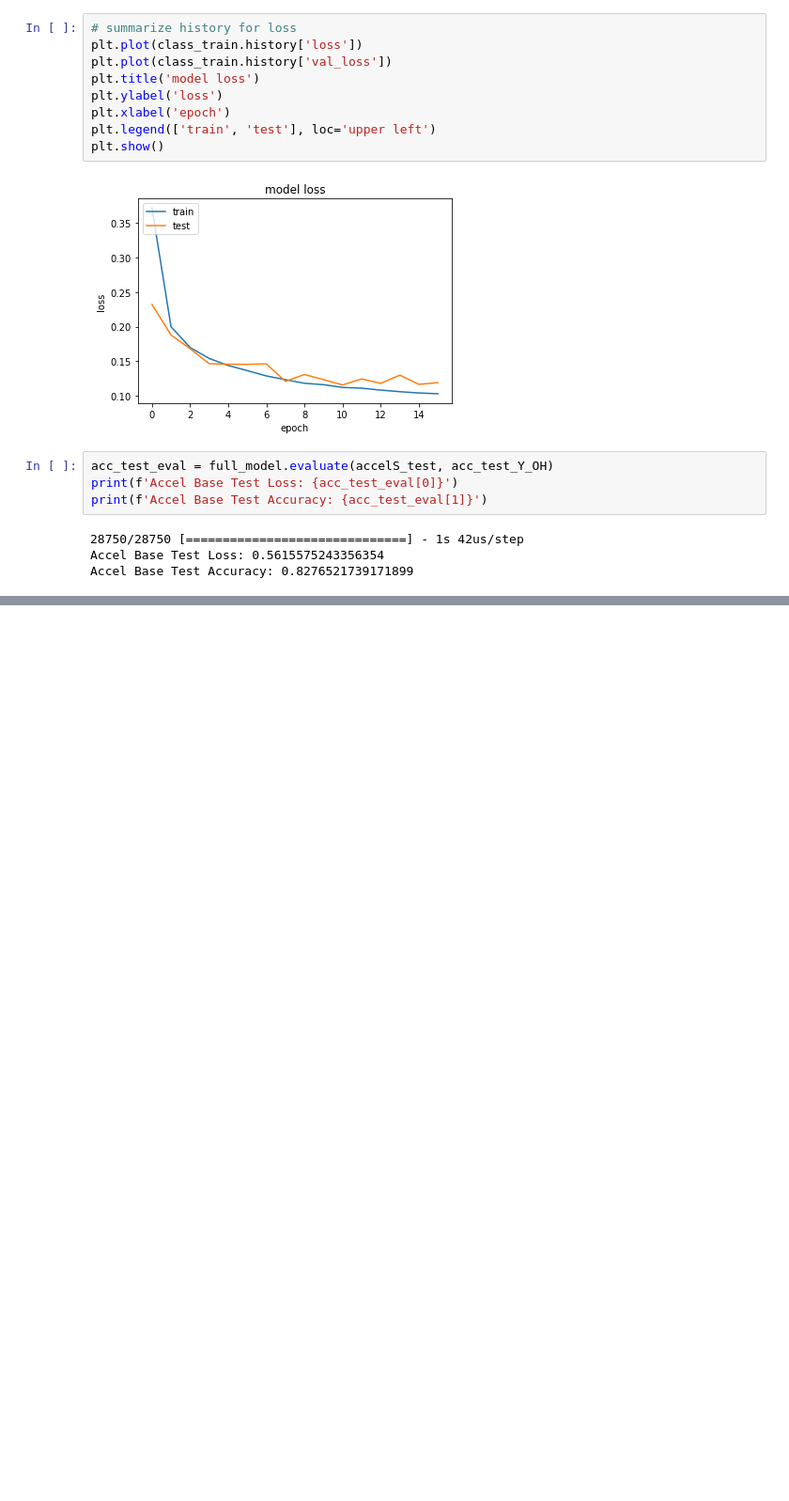
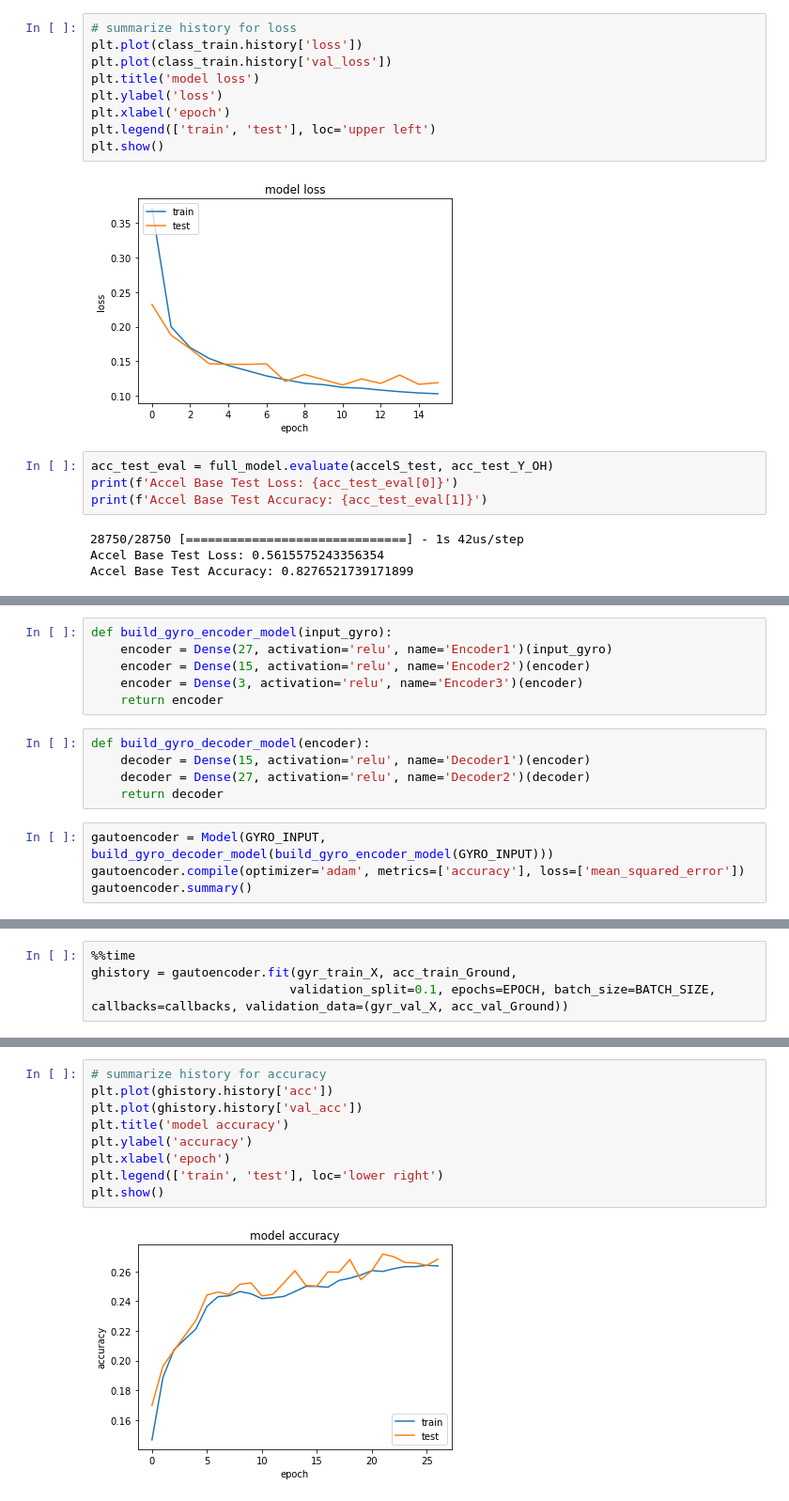
Before and after one commit to raymondng76/PRS-ISSM-2019-09-09-IS1FT-CA3, a Jupyter notebook: code/CA3.ipynb, the cells around one changed output, grey strips where cells are left out. Shown at 94% size. Drawn from its saved outputs; the diff is of its cells as text; blank space fills up the shorter version.

```diff
--- a/code/CA3.ipynb
+++ b/code/CA3.ipynb
@@ -608,0 +652,15 @@ Accel Base Test Accuracy: 0.8276521739171899
+# %%
+def build_gyro_encoder_model(input_gyro):
+    encoder = Dense(27, activation='relu', name='Encoder1')(input_gyro)
+    encoder = Dense(15, activation='relu', name='Encoder2')(encoder)
+    encoder = Dense(3, activation='relu', name='Encoder3')(encoder)
+    return encoder
+# %%
+def build_gyro_decoder_model(encoder):
+    decoder = Dense(15, activation='relu', name='Decoder1')(encoder)
+    decoder = Dense(27, activation='relu', name='Decoder2')(decoder)
+    return decoder
+# %%
+gautoencoder = Model(GYRO_INPUT, build_gyro_decoder_model(build_gyro_encoder_model(GYRO_INPUT)))
+gautoencoder.compile(optimizer='adam', metrics=['accuracy'], loss=['mean_squared_error'])
+gautoencoder.summary()
@@ -608,0 +687,4 @@ Accel Base Test Accuracy: 0.8276521739171899
+# %%
+%%time
+ghistory = gautoencoder.fit(gyr_train_X, acc_train_Ground,
+                           validation_split=0.1, epochs=EPOCH, batch_size=BATCH_SIZE, callbacks=callbacks, validation_data=(gyr_val_X, acc_val_Ground))
@@ -608,0 +709,11 @@ Accel Base Test Accuracy: 0.8276521739171899
+# %%
+# summarize history for accuracy
+plt.plot(ghistory.history['acc'])
+plt.plot(ghistory.history['val_acc'])
+plt.title('model accuracy')
+plt.ylabel('accuracy')
+plt.xlabel('epoch')
+plt.legend(['train', 'test'], loc='lower right')
+plt.show()
+# %% [output]
+[figure, added]
```
Also changed, not shown: parts of 36 cells of this notebook.
